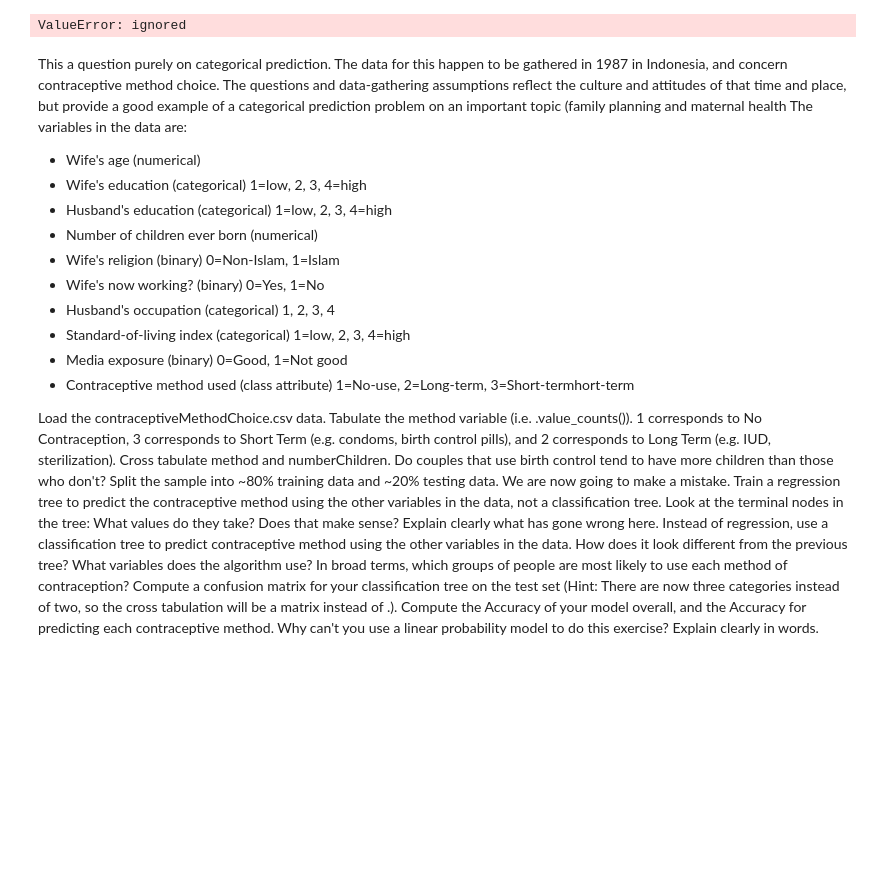
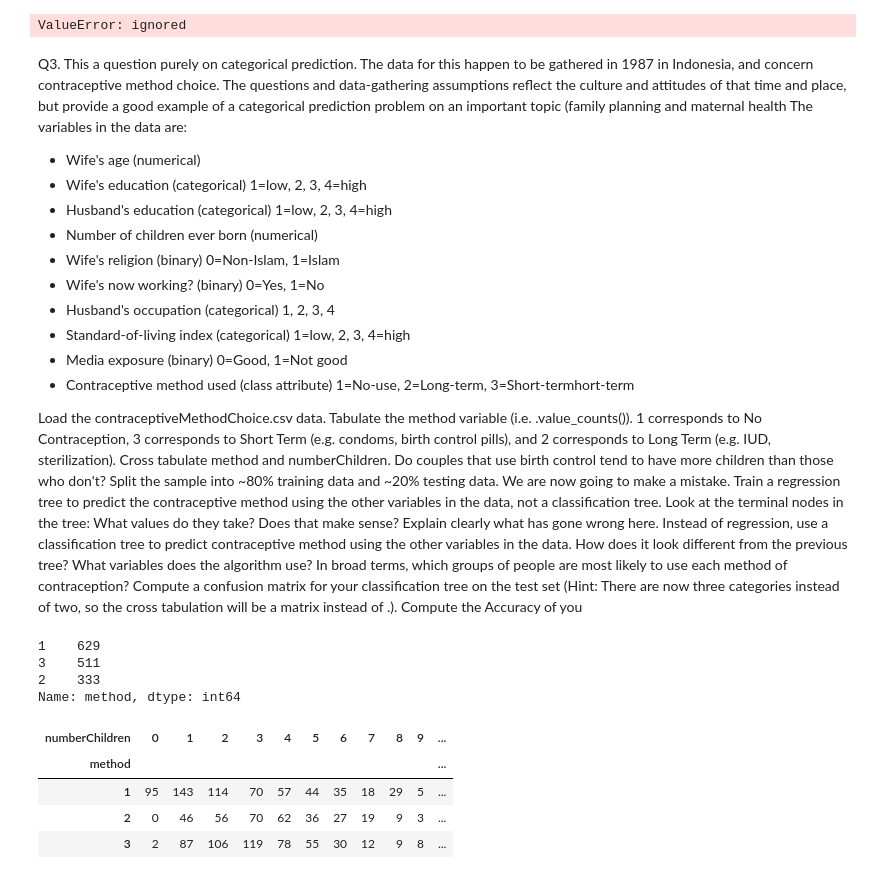
Before and after one commit to Ipshi02/assignment4, a Jupyter notebook: assignment4.ipynb, the cells around one changed output. Drawn from its saved outputs; the diff is of its cells as text; code cells hidden in the pictures; blank space fills up the shorter version.

```diff
--- a/assignment4.ipynb
+++ b/assignment4.ipynb
@@ -313,7 +313,7 @@ print('RMSE: ', (np.sum( (y_test - y_hat)**2)/N )**.5 )   # R squared measure
 # %% [output]
 ValueError: ignored
 # %% [markdown]
-This a question purely on categorical prediction. The data for this happen to be gathered in 1987 in Indonesia, and concern contraceptive method choice. The questions and data-gathering assumptions reflect the culture and attitudes of that time and place, but provide a good example of a categorical prediction problem on an important topic (family planning and maternal health The variables in the data are:
+Q3. This a question purely on categorical prediction. The data for this happen to be gathered in 1987 in Indonesia, and concern contraceptive method choice. The questions and data-gathering assumptions reflect the culture and attitudes of that time and place, but provide a good example of a categorical prediction problem on an important topic (family planning and maternal health The variables in the data are:
 
 - Wife's age (numerical)
 - Wife's education (categorical) 1=low, 2, 3, 4=high
@@ -332,5 +332,4 @@ We are now going to make a mistake. Train a regression tree to predict the contr
 Instead of regression, use a classification tree to predict contraceptive method using the other variables in the data. How does it look different from the previous tree? What variables does the algorithm use? In broad terms, which groups of people are most likely to use each method of contraception?
 Compute a confusion matrix for your classification tree on the test set (Hint: There are now three categories instead of two, so the cross tabulation will be a
  matrix instead of
-.). Compute the Accuracy of your model overall, and the Accuracy for predicting each contraceptive method.
-Why can't you use a linear probability model to do this exercise? Explain clearly in words.
+.). Compute the Accuracy of you
@@ -336,0 +338,15 @@ Why can't you use a linear probability model to do this exercise? Explain clearl
+# %%
+cdf["method"].value_counts()
+# %% [output]
+1    629
+3    511
+2    333
+Name: method, dtype: int64
+# %%
+pd.crosstab(cdf["method"], cdf["numberChildren"])
+# %% [output]
+| numberChildren | 0 | 1 | 2 | 3 | 4 | 5 | 6 | 7 | 8 | 9 | ... |
+| method |  |  |  |  |  |  |  |  |  |  | ... |
+| 1 | 95 | 143 | 114 | 70 | 57 | 44 | 35 | 18 | 29 | 5 | ... |
+| 2 | 0 | 46 | 56 | 70 | 62 | 36 | 27 | 19 | 9 | 3 | ... |
+| 3 | 2 | 87 | 106 | 119 | 78 | 55 | 30 | 12 | 9 | 8 | ... |
```
Also changed, not shown: parts of 7 cells of this notebook.
